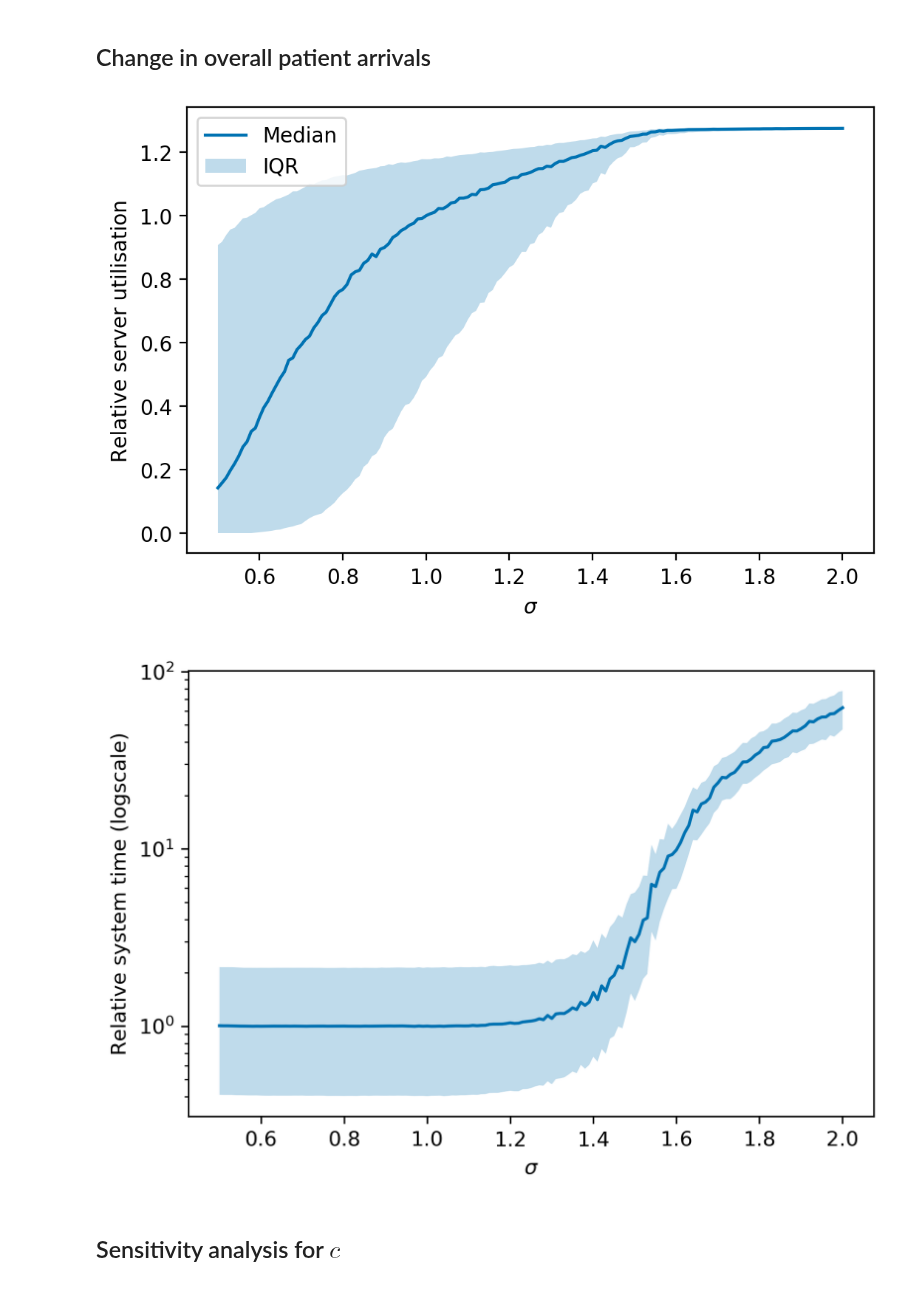
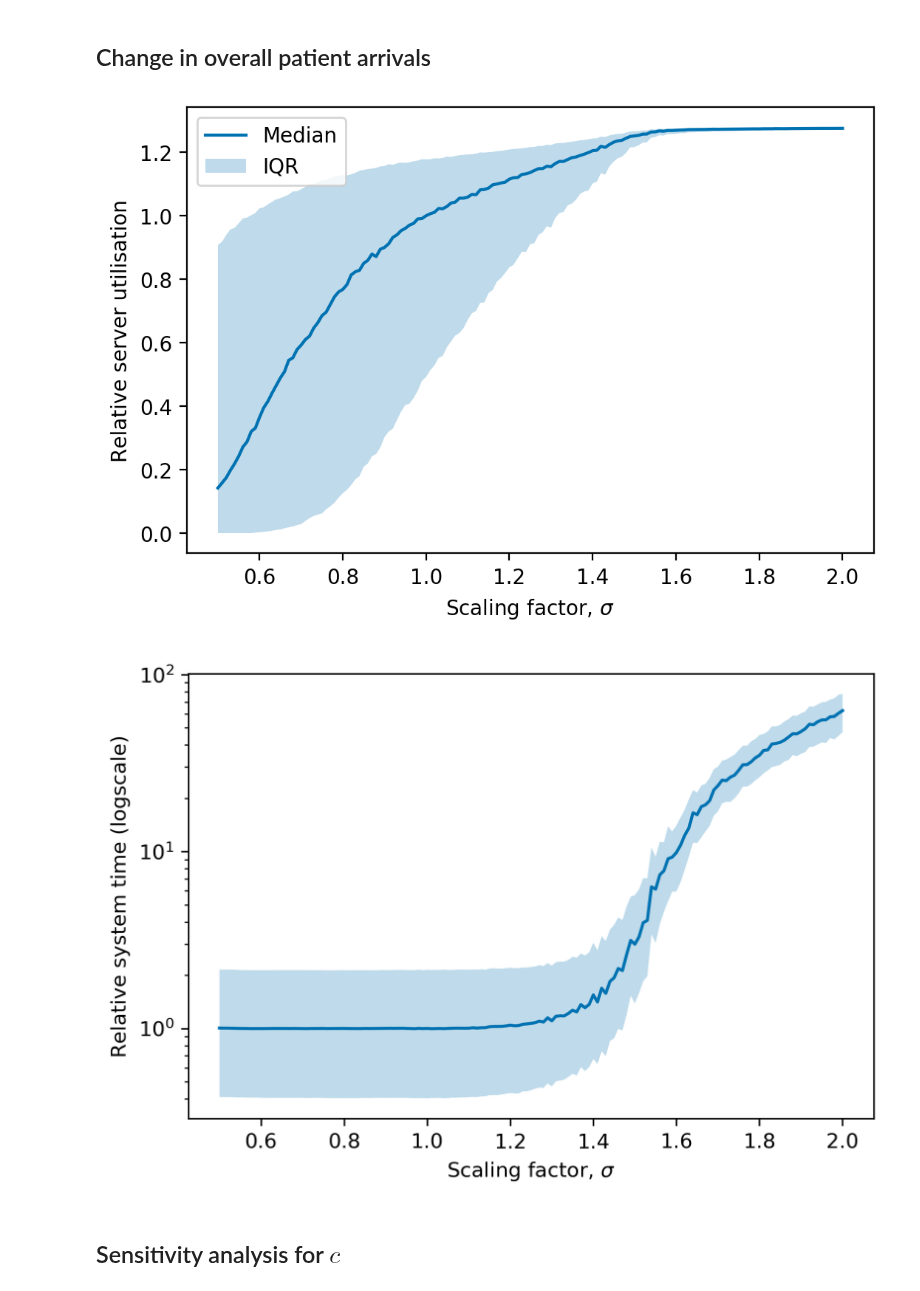
Before and after one commit to daffidwilde/copd-paper, a Jupyter notebook: nbs/scenarios.ipynb, the cells around one changed output. Saved outputs shown, nothing was run; the diff lists cells and outputs as text; code cells hidden in the pictures.

```diff
--- a/nbs/scenarios.ipynb
+++ b/nbs/scenarios.ipynb
@@ -56,23 +56,23 @@ sigma_utilisations["relative_utilisation"] = (
 # %%
 fig, ax = plt.subplots(dpi=200)
 
 groupby = sigma_utilisations.groupby("sigma")["relative_utilisation"]
 
 median = groupby.median()
 lower, upper = groupby.quantile(0.25), groupby.quantile(0.75)
 
 ax.plot(median, label="Median")
 ax.fill_between(lower.index, lower, upper, alpha=0.25, label="IQR")
 
 ax.set(
-    xlabel="$\sigma$", ylabel="Relative server utilisation"
+    xlabel="Scaling factor, $\sigma$", ylabel="Relative server utilisation"
 )
 
 ax.legend()
 
 plt.savefig("../img/lambda_utilisation.pdf", transparent=True)
 # %% [output]
-[figure, old version]
+[figure, new version]
 # %%
 sigma_system_times = pd.read_csv("../data/lambda_scaling/system_times.csv")
 
@@ -96,12 +96,12 @@ ax.plot(median, label="Median")
 ax.fill_between(lower.index, lower, upper, alpha=0.25, label="IQR")
 
 ax.set(
-    xlabel="$\sigma$", ylabel="Relative system time (logscale)", yscale="log"
+    xlabel="Scaling factor, $\sigma$", ylabel="Relative system time (logscale)", yscale="log"
 )
 
 plt.savefig("../img/lambda_time.pdf", transparent=True)
 # %% [output]
-[figure, old version]
+[figure, new version]
 # %% [markdown]
 ## Sensitivity analysis for $c$
 # %%
```
Also changed, not shown: parts of 5 cells of this notebook, 6 other files.
